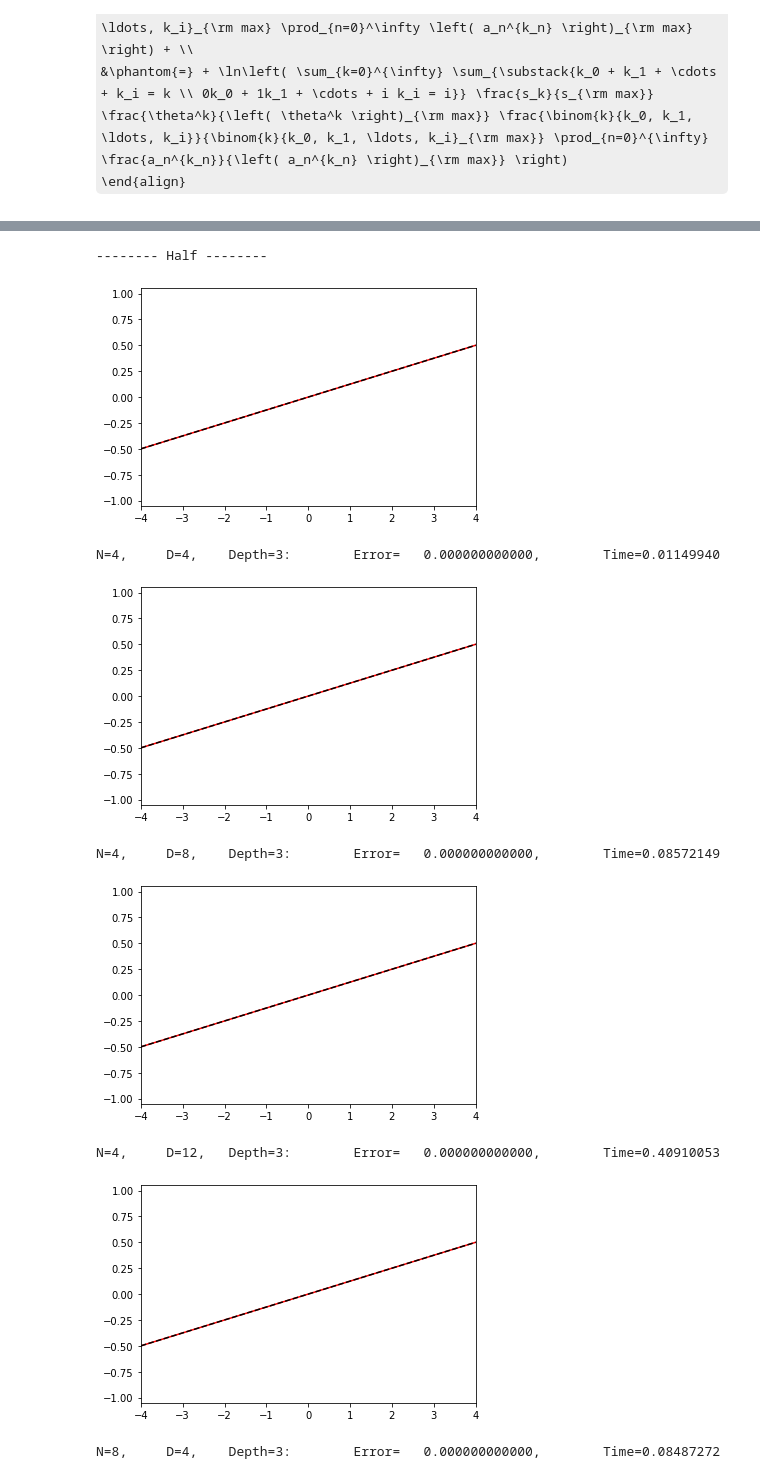
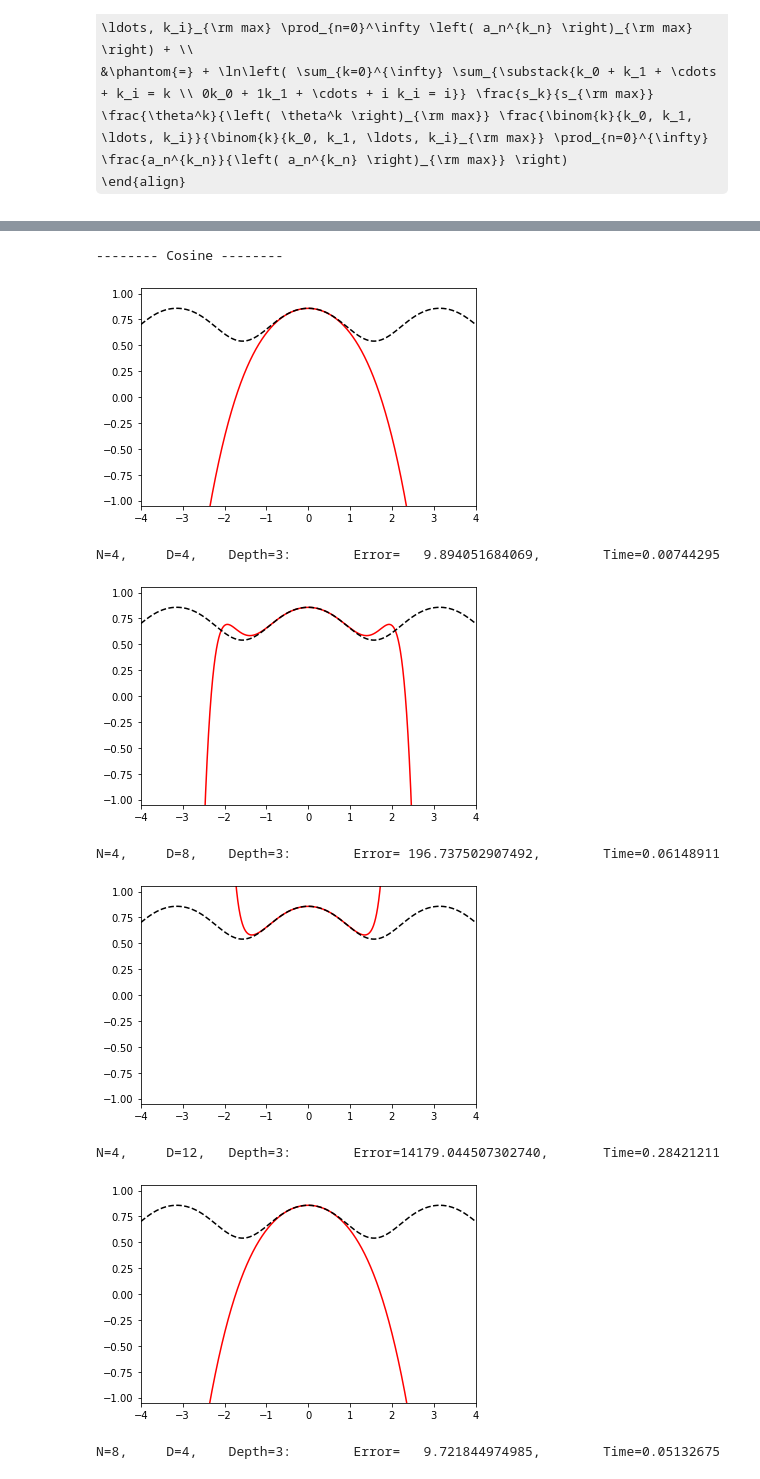
Before and after one commit to csm-adapt/qar, a Jupyter notebook: dev/test-ps-expansion.ipynb, the cells around one changed output, grey strips where cells are left out. Cells and saved outputs as stored; diff of their text form; code cells hidden in the pictures; some formulas as TeX source.

```diff
--- a/dev/test-ps-expansion.ipynb
+++ b/dev/test-ps-expansion.ipynb
@@ -117,6 +117,17 @@ class Sine(Maclaurin):
         self._coeff = coeff
         return self
 
+class Cosine(Maclaurin):
+    def __init__(self):
+        super().__init__()
+
+    def _coeff_generating_function(self, order):
+        order += 1  # add the 0th-order term
+        coeff = np.zeros(order)
+        n = np.arange(order)[0::2]
+        coeff[0::2] = (-1)**(n//2)/scipy.special.factorial(n)
+        self._coeff = coeff
+        return self
 
 class Linear(Maclaurin):
     def __init__(self, order=None, offset=0, slope=1):
@@ -142,6 +153,7 @@ class Sigmoid(Maclaurin):
         coeff = (self._wave_number**(nplus-1) * (-1)**nplus * (2**nplus - 1)
                  / scipy.special.factorial(nplus) * scipy.special.bernoulli(order+1)[1:])
         self._coeff = coeff
+        return self
 
 
 # First, we set up the definitions for the power series of our activation functions.
@@ -165,8 +177,9 @@ class Sigmoid(Maclaurin):
 
 functions = [
 #     (np.sin, Sine(), "Sine"),
+    (np.cos, Cosine(), "Cosine"),
+    (lambda x: 1.0 / (1.0 + np.exp(-x)), Sigmoid(wave_number=1), "Sigmoid"),
     (lambda x: 0.5 * x, Linear(offset=0, slope=0.5), "Half"),
-    (lambda x: 1.0 / (1.0 + np.exp(-x)), Sigmoid(), "Sigmoid")
 ]
 # %%
 # Second, we check that the power series expansions are correct by simply plotting actual versus approximate.
@@ -328,40 +339,46 @@ for fn, gfn, name in functions:
 #                     c = np.zeros_like(b)
                     start = time.time()
                     c = [solve_icoeff(s, b, i) for i in range(len(b))]
                     end = time.time()
                     b = np.asarray(c)
                     elapsed = end - start
 
                 # Get the power series estimation.
                 soln._coeff = b
                 z = soln(x)
 #                 z = np.zeros_like(x)
 #                 for i in range(var_d + 1):
 #                     z = z + (b[i] * np.power(x, i))
 
                 # Find the error in the approximation.
                 error = np.sqrt(dx * np.sum(np.power(y - z, 2.0)))
 
                 # save and report the results
                 fig, ax = plt.subplots(1,1)
                 key = (func_d, var_d, depth)
                 solutions[key] = Solution(soln, error)
                 ax.cla();
                 ax.plot(x, z, 'r-');
                 ax.plot(x, y, 'k--');
                 ax.set_xlim(x.min(), x.max());
-                ax.set_ylim(-1.05, 1.05);
+                ylim = {
+                    'Sine': (-1.05, 1.05),
+                    'Cosine': (-1.05, 1.05),
+                    'Half': (-1.05, 1.05),
+                    'Sigmoid': (0.50, 0.75),
+                }[name]
+                ax.set_ylim(ylim[0], ylim[1]);
                 plt.draw();
                 plt.show();
                 print(f"N={func_d},\t D={var_d},\t Depth={depth}:\t Error={error:17.12f},\t Time={elapsed:.8f}")
                 time.sleep(2.5)
 # %% [output]
--------- Half --------
+-------- Cosine --------
-[figure, old version]
+[figure, new version]
-N=4,     D=4,    Depth=3:        Error=   0.000000000000,        Time=0.01149940
+N=4,     D=4,    Depth=3:        Error=   9.894051684069,        Time=0.00744295
-[figure, old version]
+[figure, new version]
-N=4,     D=8,    Depth=3:        Error=   0.000000000000,        Time=0.08572149
+N=4,     D=8,    Depth=3:        Error= 196.737502907492,        Time=0.06148911
-[figure, old version]
+[figure, new version]
-N=4,     D=12,   Depth=3:        Error=   0.000000000000,        Time=0.40910053
+N=4,     D=12,   Depth=3:        Error=14179.044507302740,       Time=0.28421211
-[figure, old version]
+[figure, new version]
-N=8,     D=4,    Depth=3:        Error=   0.000000000000,        Time=0.08487272
+N=8,     D=4,    Depth=3:        Error=   9.721844974985,        Time=0.05132675
```
Also changed, not shown: parts of 2 cells of this notebook.
